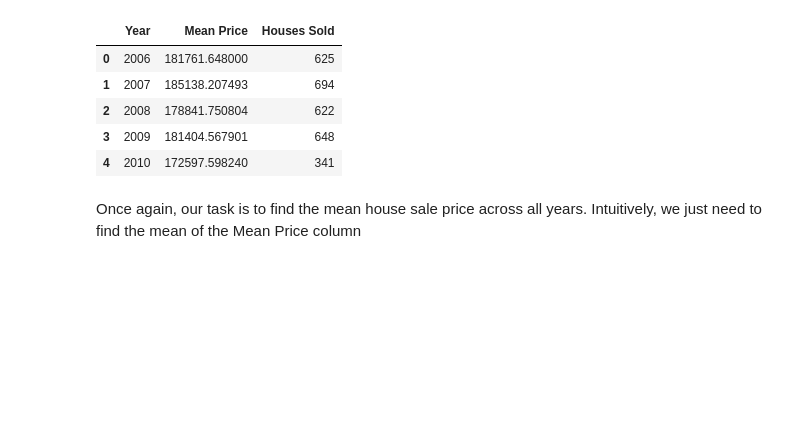
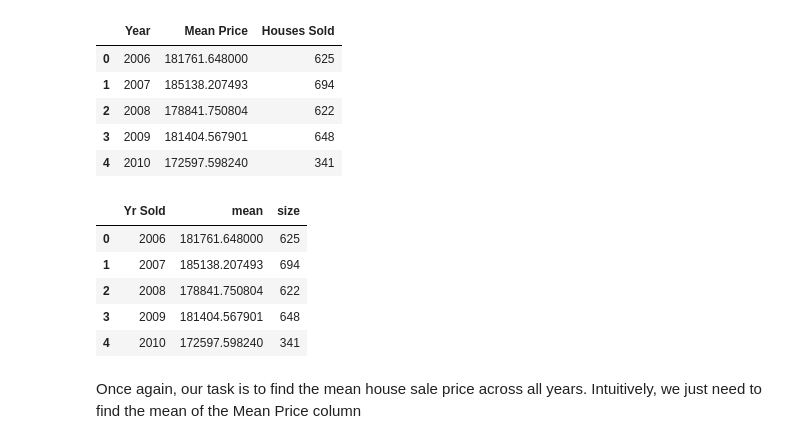
Before and after one commit to WaqasAli-Munawar/Statistics-Intermediate, a Jupyter notebook: 2.The Weighted Mean and the Median.ipynb, the cells around one changed output. Cells and saved outputs as stored; diff of their text form; code cells hidden in the pictures; blank space fills up the shorter version.

```diff
--- a/2.The Weighted Mean and the Median.ipynb
+++ b/2.The Weighted Mean and the Median.ipynb
@@ -26,6 +50,16 @@ houses_per_year
 | 2 | 2008 | 178841.750804 | 622 |
 | 3 | 2009 | 181404.567901 | 648 |
 | 4 | 2010 | 172597.598240 | 341 |
+# %%
+# alternate of above
+houses.groupby("Yr Sold")['SalePrice'].agg(["mean", "size"]).reset_index()
+# %% [output]
+|  | Yr Sold | mean | size |
+| 0 | 2006 | 181761.648000 | 625 |
+| 1 | 2007 | 185138.207493 | 694 |
+| 2 | 2008 | 178841.750804 | 622 |
+| 3 | 2009 | 181404.567901 | 648 |
+| 4 | 2010 | 172597.598240 | 341 |
 # %% [markdown]
 Once again, our task is to find the mean house sale price across all years. Intuitively, we just need to find the mean of the Mean Price column
 # %%
```
Also changed, not shown: parts of 25 cells of this notebook, 1 other file.
